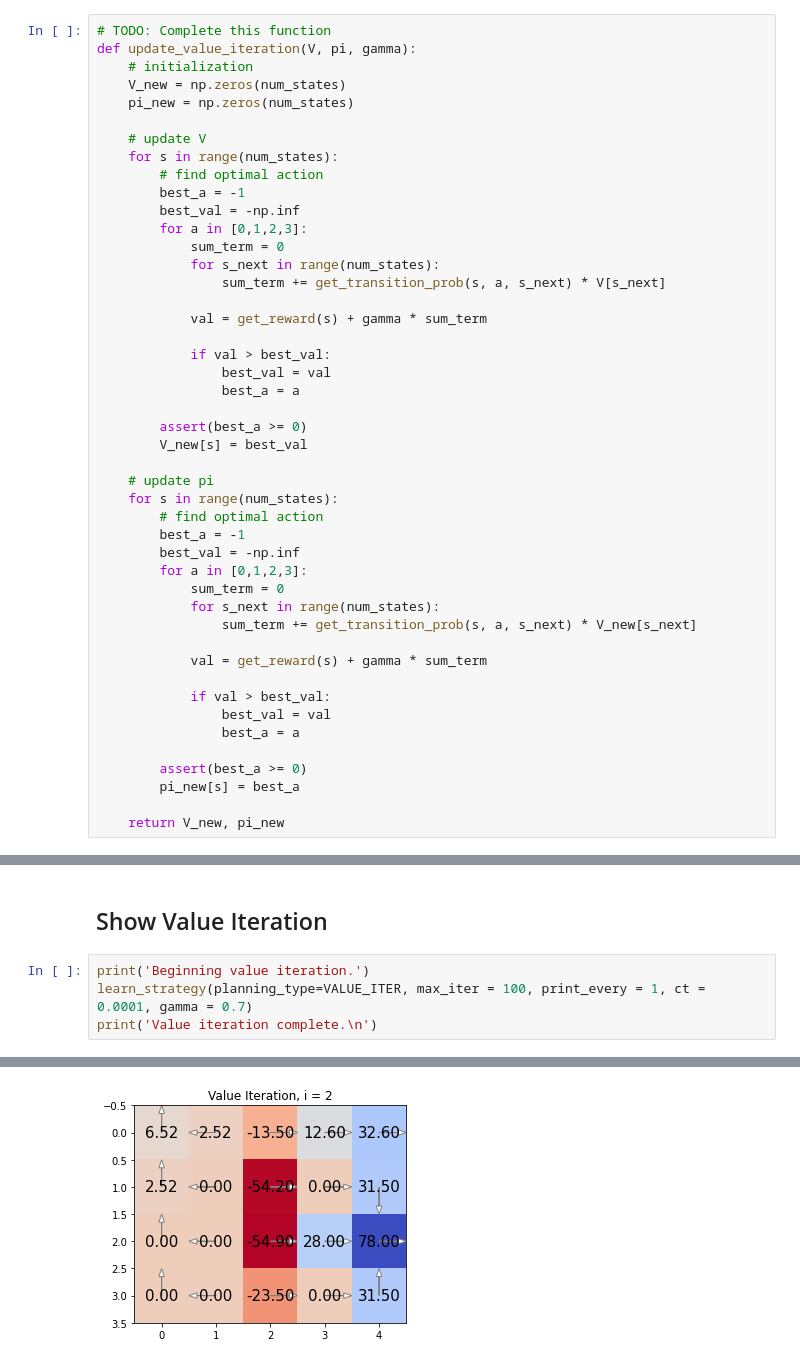
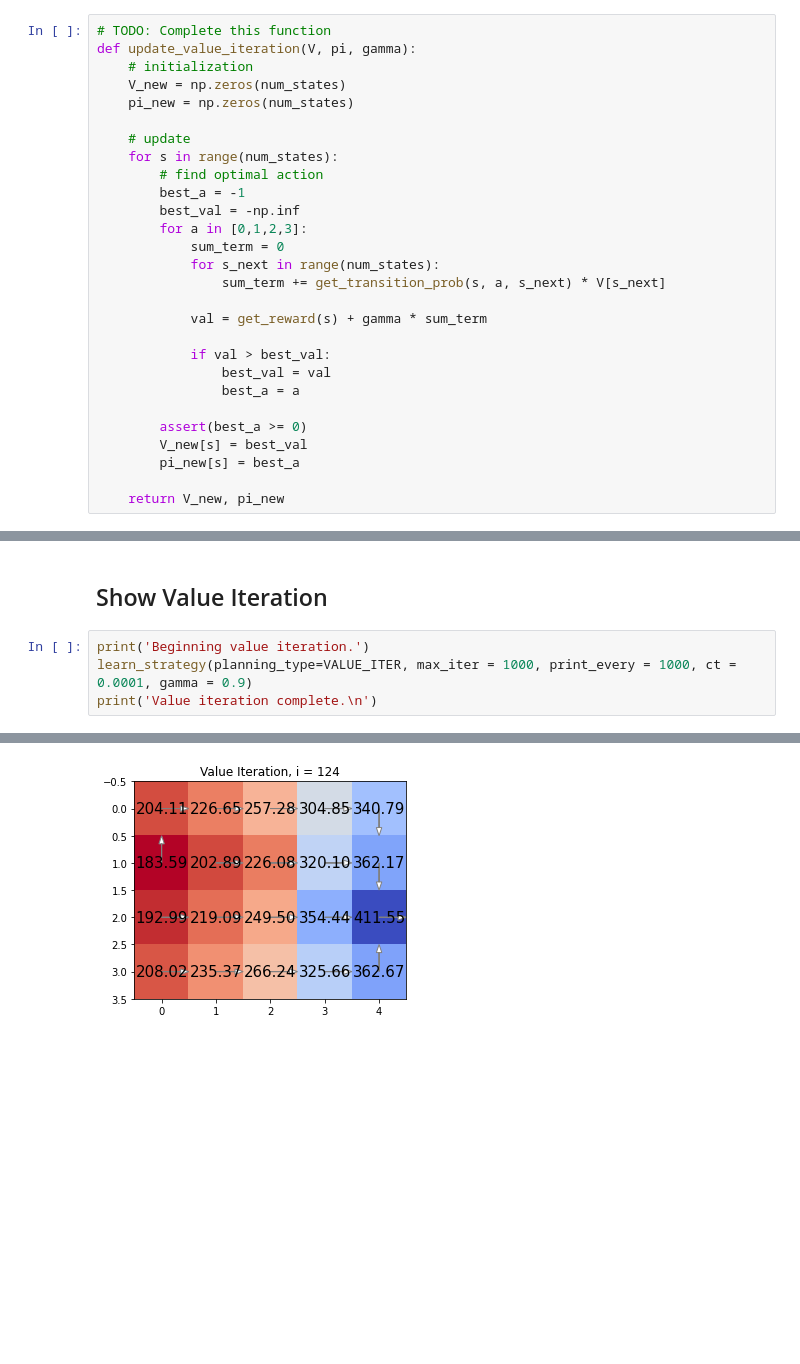
Before and after one commit to rodneyslafuente/cs181-s22-homeworks, a Jupyter notebook: HW6/T6_P2.ipynb, the cells around one changed output, grey strips where cells are left out. Saved outputs shown, nothing was run; the diff lists cells and outputs as text; blank space fills up the shorter version.

```diff
--- a/HW6/T6_P2.ipynb
+++ b/HW6/T6_P2.ipynb
@@ -262,7 +262,7 @@ def update_value_iteration(V, pi, gamma):
     V_new = np.zeros(num_states)
     pi_new = np.zeros(num_states)
 
-    # update V
+    # update
     for s in range(num_states):
         # find optimal action
         best_a = -1
@@ -280,24 +280,6 @@ def update_value_iteration(V, pi, gamma):
 
         assert(best_a >= 0)
         V_new[s] = best_val
-
-    # update pi
-    for s in range(num_states):
-        # find optimal action
-        best_a = -1
-        best_val = -np.inf
-        for a in [0,1,2,3]:
-            sum_term = 0
-            for s_next in range(num_states):
-                sum_term += get_transition_prob(s, a, s_next) * V_new[s_next]
-
-            val = get_reward(s) + gamma * sum_term
-
-            if val > best_val:
-                best_val = val
-                best_a = a
-
-        assert(best_a >= 0)
         pi_new[s] = best_a
 
     return V_new, pi_new
@@ -372,7 +351,7 @@ Policy iteration complete.
 ## Show Value Iteration
 # %%
 print('Beginning value iteration.')
-learn_strategy(planning_type=VALUE_ITER, max_iter = 100, print_every = 1, ct = 0.0001, gamma = 0.7)
+learn_strategy(planning_type=VALUE_ITER, max_iter = 1000, print_every = 1000, ct = 0.0001, gamma = 0.9)
 print('Value iteration complete.\n')
 # %% [output]
 Beginning value iteration.
@@ -380 +359 @@ Beginning value iteration.
-[figure, old version]
+[figure, new version]
```
Also changed, not shown: parts of 2 cells of this notebook, 6 other files.
